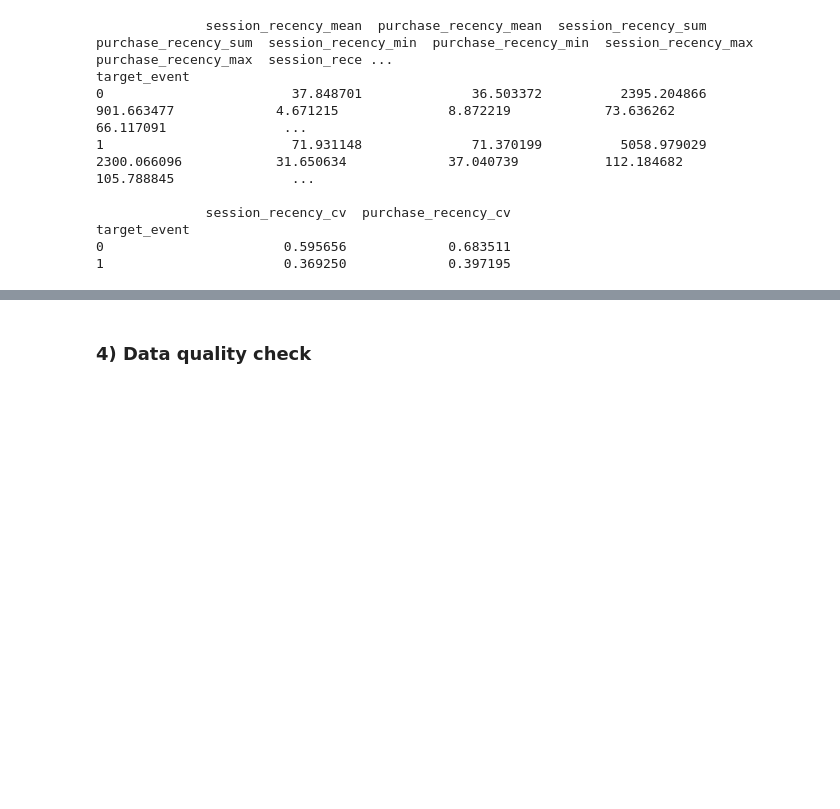
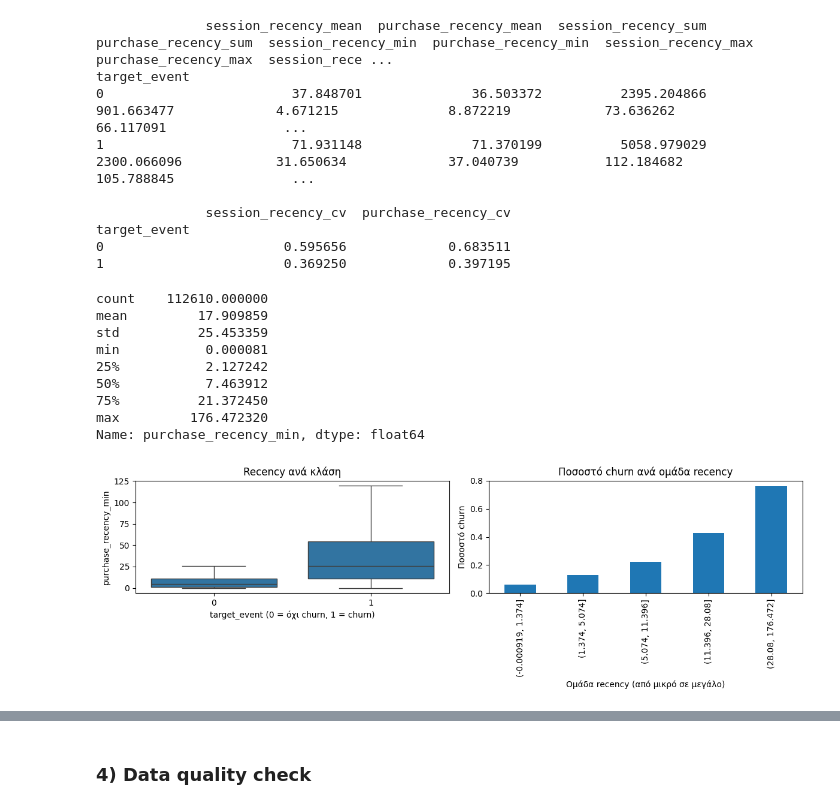
Before and after one commit to mariapourgianou/thesis-churn-prediction, a Jupyter notebook: Classification.ipynb, the cells around one changed output, grey strips where cells are left out. Saved outputs shown, nothing was run; the diff lists cells and outputs as text; code cells hidden in the pictures; blank space fills up the shorter version.

```diff
--- a/Classification.ipynb
+++ b/Classification.ipynb
@@ -327,3 +334,36 @@ target_event
 target_event
 0                       0.595656             0.683511
 1                       0.369250             0.397195
+# %%
+print(df['purchase_recency_min'].describe())
+
+fig, ax = plt.subplots(1, 2, figsize=(12, 4))
+
+# Αριστερά: boxplot του recency για κάθε κλάση
+sns.boxplot(x='target_event', y='purchase_recency_min', data=df,
+            showfliers=False, ax=ax[0])
+ax[0].set_xlabel('target_event (0 = όχι churn, 1 = churn)')
+ax[0].set_ylabel('purchase_recency_min')
+ax[0].set_title('Recency ανά κλάση')
+
+# Δεξιά: ποσοστό churn σε 5 ισόποσες ομάδες recency
+groups_rec = pd.qcut(df['purchase_recency_min'], 5, duplicates='drop')
+df.groupby(groups_rec, observed=True)['target_event'].mean().plot.bar(ax=ax[1])
+ax[1].set_xlabel('Ομάδα recency (από μικρό σε μεγάλο)')
+ax[1].set_ylabel('Ποσοστό churn')
+ax[1].set_title('Ποσοστό churn ανά ομάδα recency')
+
+plt.tight_layout()
+plt.savefig('eda_recency.png', dpi=150)
+plt.show()
+# %% [output]
+count    112610.000000
+mean         17.909859
+std          25.453359
+min           0.000081
+25%           2.127242
+50%           7.463912
+75%          21.372450
+max         176.472320
+Name: purchase_recency_min, dtype: float64
+[figure, added]
```
Also changed, not shown: parts of 8 cells of this notebook, 2 other files.
